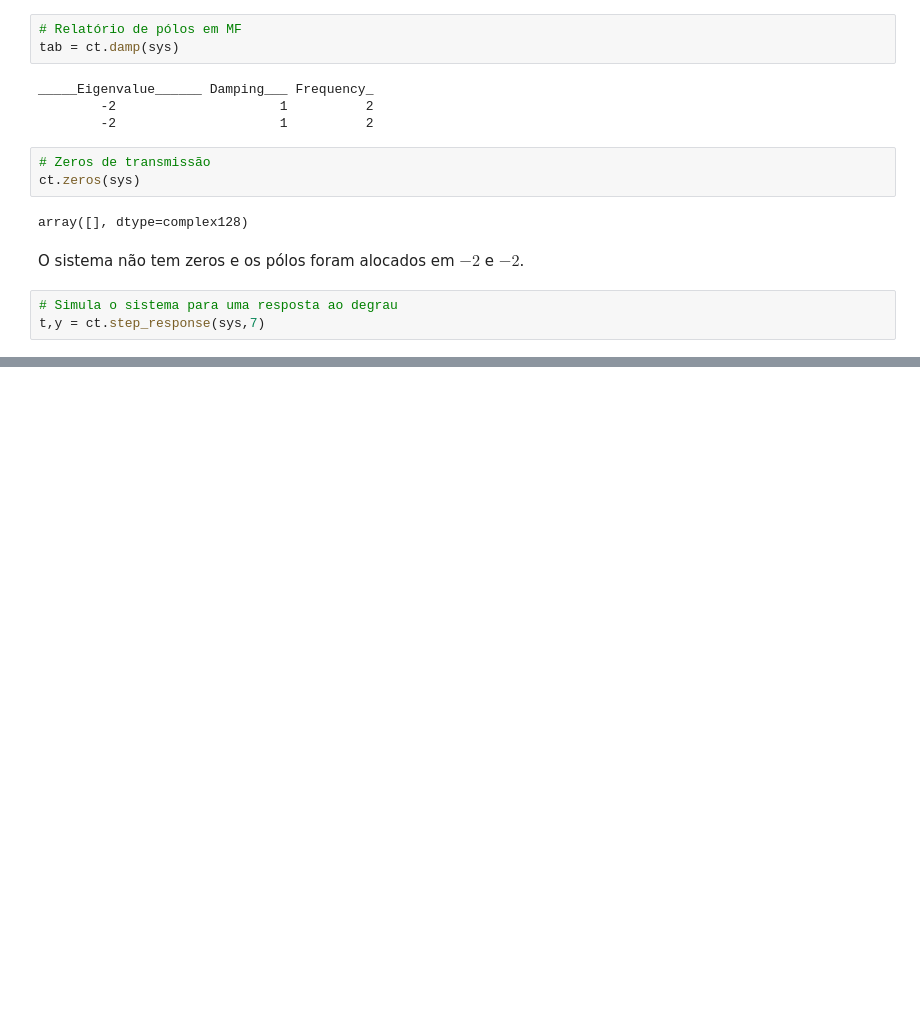
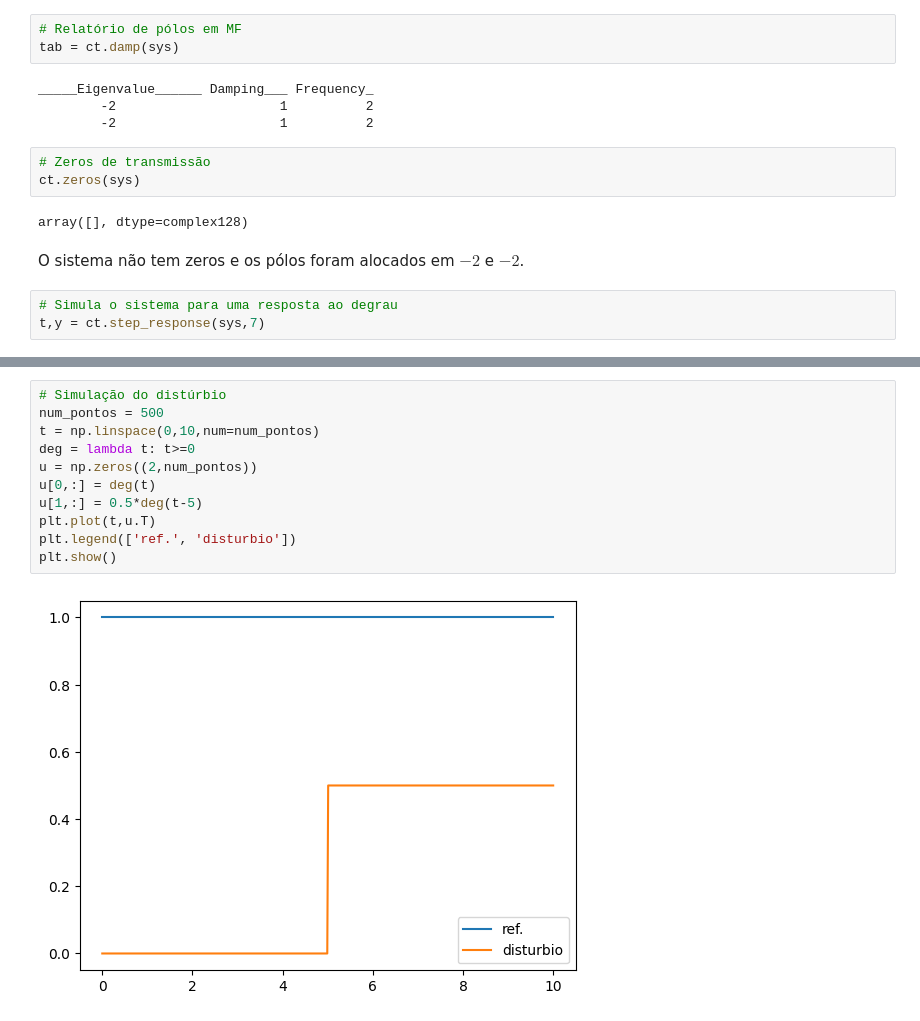
Before and after one commit to rsbayma/Controle-II, a Jupyter notebook: Estados/3 - Realimentação de estados (controle)/3.4 - Referência e escolha de pólos.ipynb, the cells around one changed output, grey strips where cells are left out. Drawn from its saved outputs; the diff is of its cells as text; blank space fills up the shorter version.

```diff
--- a/Estados/3 - Realimentação de estados (controle)/3.4 - Referência e escolha de pólos.ipynb
+++ b/Estados/3 - Realimentação de estados (controle)/3.4 - Referência e escolha de pólos.ipynb
@@ -167,0 +193,13 @@ Observação: se quisermos obter os outros sinais do sistema, tais como o sinal
+# %%
+# Simulação do distúrbio
+num_pontos = 500
+t = np.linspace(0,10,num=num_pontos)
+deg = lambda t: t>=0
+u = np.zeros((2,num_pontos))
+u[0,:] = deg(t)
+u[1,:] = 0.5*deg(t-5)
+plt.plot(t,u.T)
+plt.legend(['ref.', 'disturbio'])
+plt.show()
+# %% [output]
+[figure, added]
```
Also changed, not shown: parts of 30 cells of this notebook, 6 other files.
